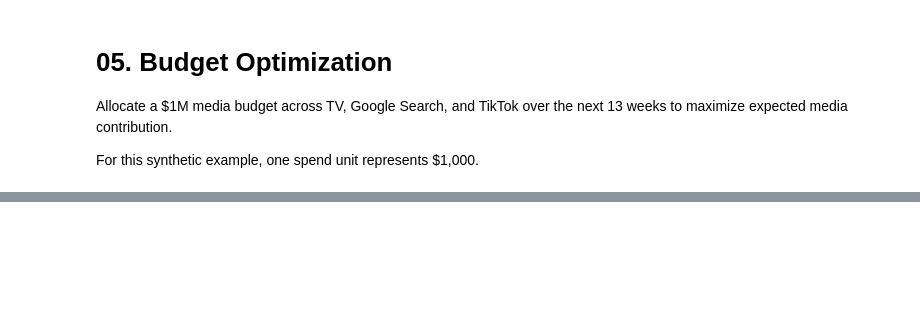
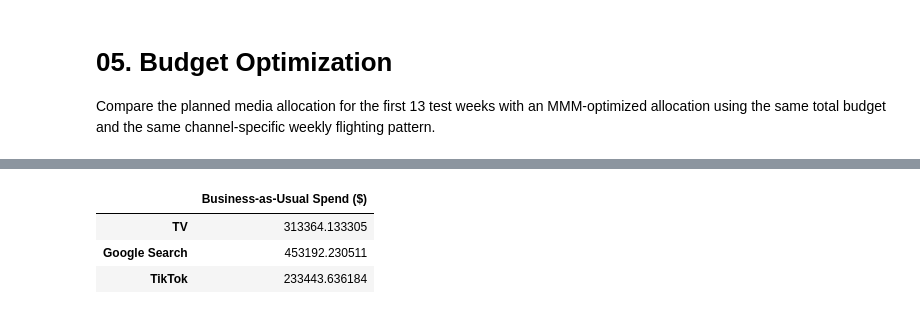
Before and after one commit to koalalovecoding/pymc-marketing-retail-mmm, a Jupyter notebook: optimization/05_budget_optimization.ipynb, the cells around one changed output, grey strips where cells are left out. Saved outputs shown, nothing was run; the diff lists cells and outputs as text; code cells hidden in the pictures; blank space fills up the shorter version.

```diff
--- a/optimization/05_budget_optimization.ipynb
+++ b/optimization/05_budget_optimization.ipynb
@@ -1,12 +1,12 @@
 # %% [markdown]
 # 05. Budget Optimization
 
-Allocate a $1M media budget across TV, Google Search, and TikTok over the next 13 weeks to maximize expected media contribution.
 
-For this synthetic example, one spend unit represents $1,000.
+Compare the planned media allocation for the first 13 test weeks with an MMM-optimized allocation using the same total budget and the same channel-specific weekly flighting pattern.
 # %%
 from pathlib import Path
 
+import matplotlib.pyplot as plt
 import numpy as np
 import pandas as pd
 import xarray as xr
@@ -18,13 +18,19 @@ from pymc_marketing.mmm.multidimensional import (
 
 root = Path("..")
 
-mmm = MMM.load(root / "artifacts/mmm_regularized_with_ppc.nc")
+mmm = MMM.load(
+    root / "artifacts/mmm_regularized_with_ppc.nc"
+)
 
-df = pd.read_csv(
+test_df = pd.read_csv(
+    root / "data/scenario_a/scenario_a_test.csv",
+    parse_dates=["date_week"],
+)
+
+train_df = pd.read_csv(
     root / "data/scenario_a/scenario_a_train.csv",
     parse_dates=["date_week"],
 )
-
 channels = mmm.channel_columns
 
 names = {
@@ -33,12 +39,8 @@ names = {
     "tiktok_spend": "TikTok",
 }
 # %%
-TOTAL_BUDGET = 1_000        # $000s = $1M
-CAMPAIGN_WEEKS = 13
-
-last_date = df["date_week"].max()
-start_date = last_date + pd.Timedelta(weeks=1)
-end_date = start_date + pd.Timedelta(weeks=CAMPAIGN_WEEKS - 1)
+start_date = pd.Timestamp("2025-06-30")
+end_date = pd.Timestamp("2025-12-22")
 
 optimizer = MultiDimensionalBudgetOptimizerWrapper(
     model=mmm,
@@ -47,10 +49,52 @@ optimizer = MultiDimensionalBudgetOptimizerWrapper(
 )
 
 n_periods = optimizer.num_periods
-budget_per_period = TOTAL_BUDGET / n_periods
+assert n_periods == 26
 
-print("Optimization window:", start_date.date(), "to", end_date.date())
-print("Periods:", n_periods)
-print("Total budget: $1,000,000")
-print(f"Weekly budget: ${budget_per_period * 1000:,.0f}")
+# Fixed total budget: $1M
+CAMPAIGN_BUDGET = 1000.0  # $000s
+budget_per_period = CAMPAIGN_BUDGET / n_periods
+
+# Historical average allocation from the 130 training weeks
+historical_totals = train_df[channels].sum()
+historical_shares = historical_totals / historical_totals.sum()
+
+# Business-as-usual allocation for the next 26 weeks
+planned_campaign = historical_shares * CAMPAIGN_BUDGET
+
+planned_allocation = xr.DataArray(
+    (planned_campaign / n_periods).to_numpy(),
+    dims=["channel"],
+    coords={"channel": channels},
+)
+
+# Spend evenly across the 26 weeks
+future_dates = pd.date_range(
+    start=start_date,
+    end=end_date,
+    freq="W-MON",
+)
+
+budget_distribution = xr.DataArray(
+    np.full((n_periods, len(channels)), 1 / n_periods),
+    dims=["date", "channel"],
+    coords={
+        "date": future_dates,
+        "channel": channels,
+    },
+)
+
+assert np.allclose(budget_distribution.sum("date").values, 1.0)
+assert np.isclose(planned_campaign.sum(), 1000.0)
+
+print(f"Planning window: {start_date.date()} to {end_date.date()}")
+print("Campaign budget: $1,000,000")
+print(f"Average weekly budget: ${budget_per_period * 1000:,.0f}")
+
+display(
+    (planned_campaign * 1000)
+    .rename(index=names)
+    .rename("Business-as-Usual Spend ($)")
+    .to_frame()
+)
 # %% [output]
@@ -60,0 +104,4 @@ Weekly budget: $76,923
+|  | Business-as-Usual Spend ($) |
+| TV | 313364.133305 |
+| Google Search | 453192.230511 |
+| TikTok | 233443.636184 |
```
Also changed, not shown: parts of 8 cells of this notebook.
